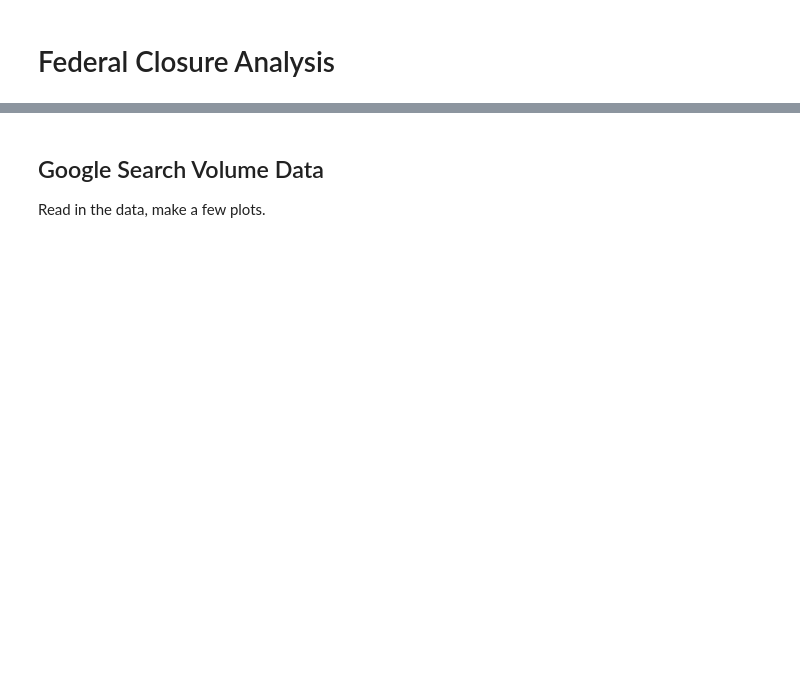
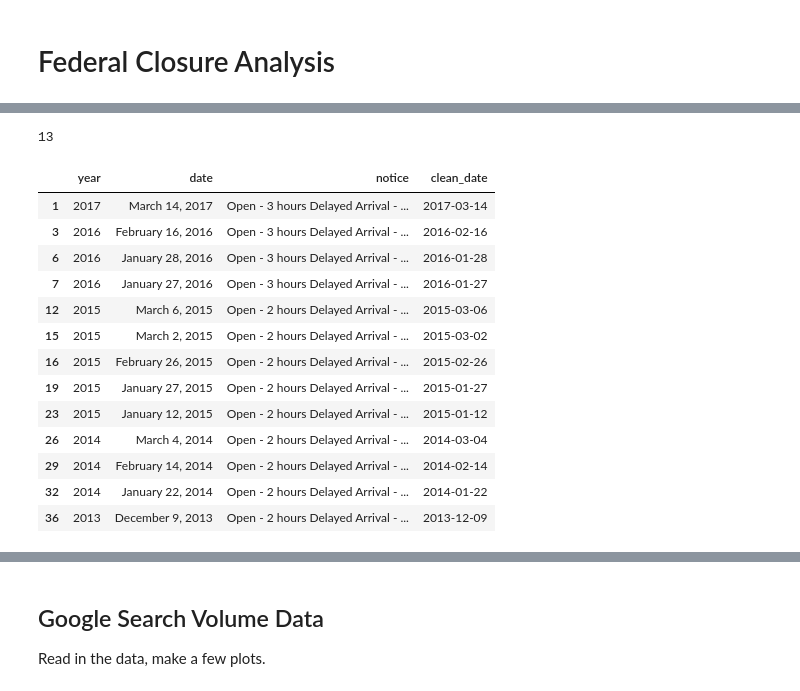
Before and after one commit to josephofiowa/zenzic, a Jupyter notebook: federal-snow/fed-closure-analysis.ipynb, the cells around one changed output, grey strips where cells are left out. Cells and saved outputs as stored; diff of their text form; code cells hidden in the pictures; blank space fills up the shorter version.

```diff
--- a/federal-snow/fed-closure-analysis.ipynb
+++ b/federal-snow/fed-closure-analysis.ipynb
@@ -15,0 +181,20 @@ plt.style.use('ggplot')
+# %%
+# how many delays?
+print(opm[opm.notice.str.contains('hours delayed', case=False, regex=False)].shape[0])
+opm[opm.notice.str.contains('hours delayed', case=False, regex=False)]
+# %% [output]
+13
+|  | year | date | notice | clean_date |
+| 1 | 2017 | March 14, 2017 | Open - 3 hours Delayed Arrival - ... | 2017-03-14 |
+| 3 | 2016 | February 16, 2016 | Open - 3 hours Delayed Arrival - ... | 2016-02-16 |
+| 6 | 2016 | January 28, 2016 | Open - 3 hours Delayed Arrival - ... | 2016-01-28 |
+| 7 | 2016 | January 27, 2016 | Open - 3 hours Delayed Arrival - ... | 2016-01-27 |
+| 12 | 2015 | March 6, 2015 | Open - 2 hours Delayed Arrival - ... | 2015-03-06 |
+| 15 | 2015 | March 2, 2015 | Open - 2 hours Delayed Arrival - ... | 2015-03-02 |
+| 16 | 2015 | February 26, 2015 | Open - 2 hours Delayed Arrival - ... | 2015-02-26 |
+| 19 | 2015 | January 27, 2015 | Open - 2 hours Delayed Arrival - ... | 2015-01-27 |
+| 23 | 2015 | January 12, 2015 | Open - 2 hours Delayed Arrival - ... | 2015-01-12 |
+| 26 | 2014 | March 4, 2014 | Open - 2 hours Delayed Arrival - ... | 2014-03-04 |
+| 29 | 2014 | February 14, 2014 | Open - 2 hours Delayed Arrival - ... | 2014-02-14 |
+| 32 | 2014 | January 22, 2014 | Open - 2 hours Delayed Arrival - ... | 2014-01-22 |
+| 36 | 2013 | December 9, 2013 | Open - 2 hours Delayed Arrival - ... | 2013-12-09 |
```
Also changed, not shown: parts of 32 cells of this notebook.
